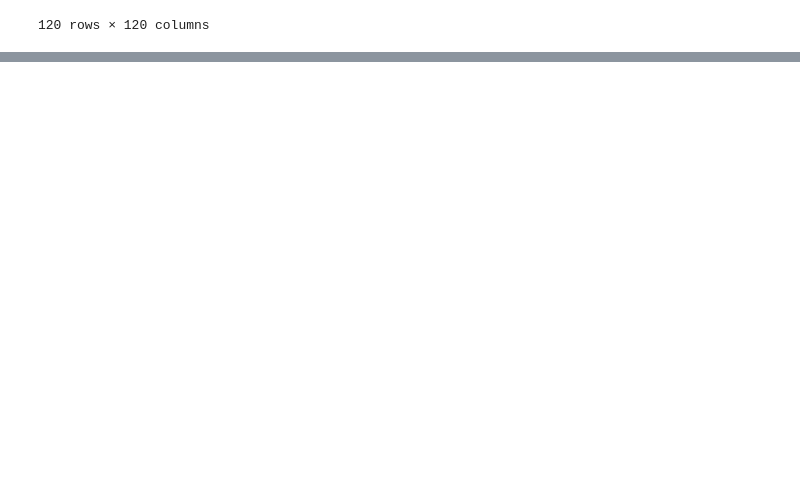
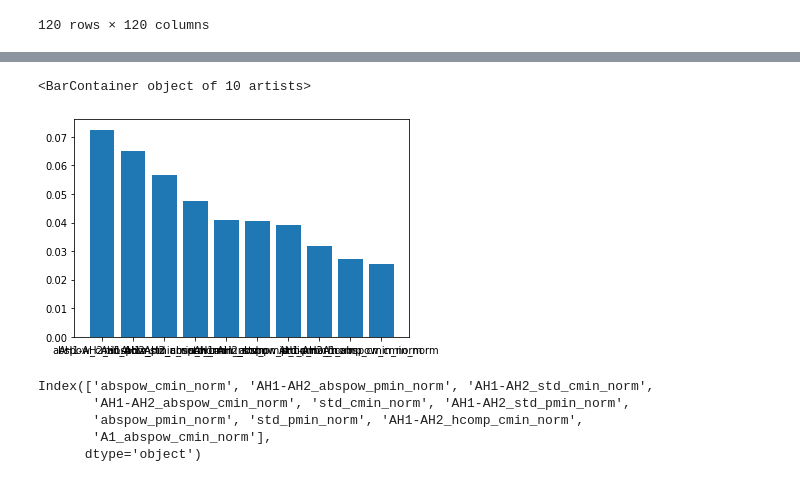
Before and after one commit to The1per/spikes_notebooks, a Jupyter notebook: yasa_model.ipynb, the cells around one changed output, grey strips where cells are left out. Cells and saved outputs as stored; diff of their text form; code cells hidden in the pictures; blank space fills up the shorter version.

```diff
--- a/yasa_model.ipynb
+++ b/yasa_model.ipynb
@@ -144,6 +128,16 @@ def format_raw(edf, channel):
     return np.array(epochs), np.array(epochs_zscore), y_windows, final_index
 # %%
 def calc_features(epochs):
+    # Bandpass filter
+    freq_broad = (0.1, 500)
+    # FFT & bandpower parameters
+    sr = 1000
+    bands = [
+        (0.1, 4, 'delta'), (4, 8, 'theta'),
+        (8, 12, 'alpha'), (12, 16, 'sigma'), (16, 30, 'beta'),
+        (30, 100, 'gamma'), (100, 300, 'fast')
+    ]
+
     # Calculate standard descriptive statistics
     hmob, hcomp = ant.hjorth_params(epochs, axis=1)
 
@@ -200,7 +194,6 @@ def calc_features(epochs):
     roll1[roll1.columns] = robust_scale(roll1, quantile_range=(5, 95))
     roll1 = roll1.add_suffix('_cmin_norm')
 
-    # Now look at the past 2 minutes
     roll3 = feat.rolling(window=3, center=True, min_periods=1, win_type='triang').mean()
     roll3[roll3.columns] = robust_scale(roll3, quantile_range=(5, 95))
     roll3 = roll3.add_suffix('_pmin_norm')
@@ -348,2 +393,9 @@ joblib.dump(classifiers['LGBM'], model_file)
 # %%
-feat_all.shape
+# import csv
+#
+# with open('features.csv', 'w') as file:
+#     wr = csv.writer(file, quoting=csv.QUOTE_ALL)
+#     wr.writerow(feat_all.columns.tolist())
+
+cols_df = feat_all.drop(feat_all[:].index)
+cols_df.to_csv('features_forest.csv')
@@ -403,0 +450,17 @@ for i in range(0, len(raw_data), window_size):
+# %%
+imp = cols_df.T
+imp['imp'] = classifiers['Random Forest'].feature_importances_
+imp = imp.sort_values(by=['imp'], ascending=False)
+imp.head(10)['imp'].values
+plt.bar(imp.head(10).index, imp.head(10)['imp'].values)
+# %% [output]
+<BarContainer object of 10 artists>
+[figure, added]
+# %%
+imp.head(10).index
+# %% [output]
+Index(['abspow_cmin_norm', 'AH1-AH2_abspow_pmin_norm', 'AH1-AH2_std_cmin_norm',
+       'AH1-AH2_abspow_cmin_norm', 'std_cmin_norm', 'AH1-AH2_std_pmin_norm',
+       'abspow_pmin_norm', 'std_pmin_norm', 'AH1-AH2_hcomp_cmin_norm',
+       'A1_abspow_cmin_norm'],
+      dtype='object')
```
Also changed, not shown: parts of 21 cells of this notebook.
